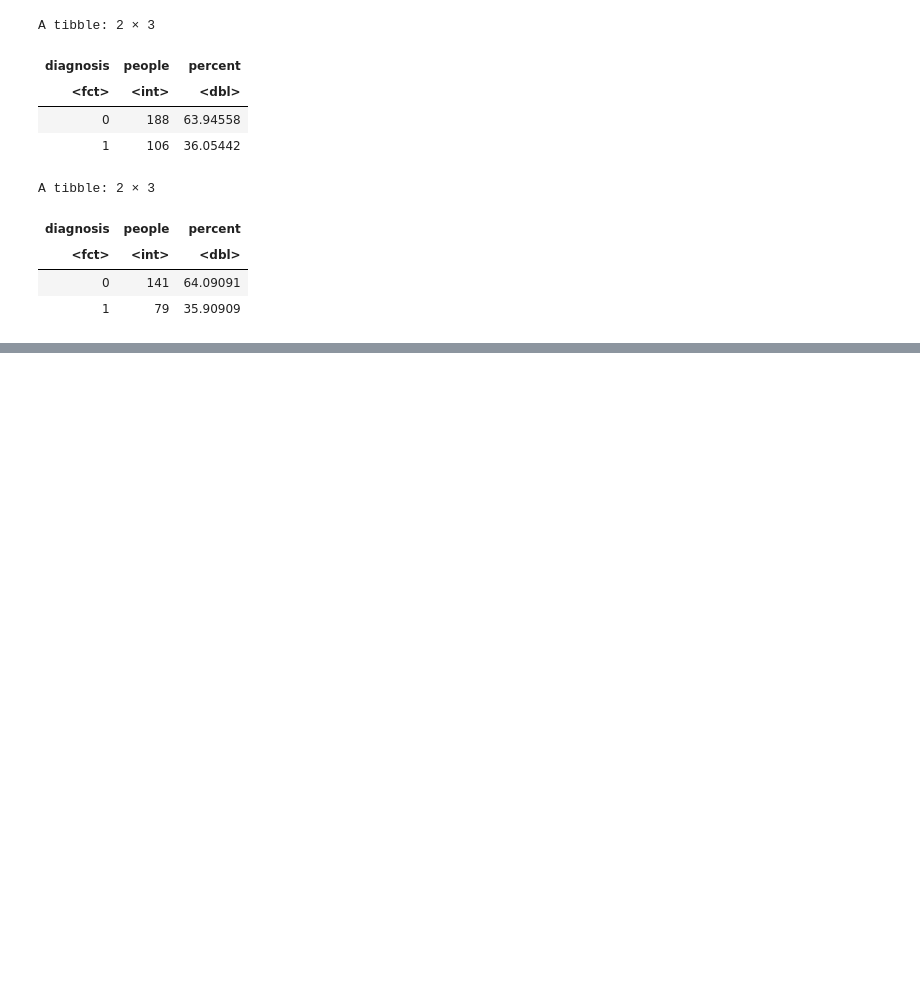
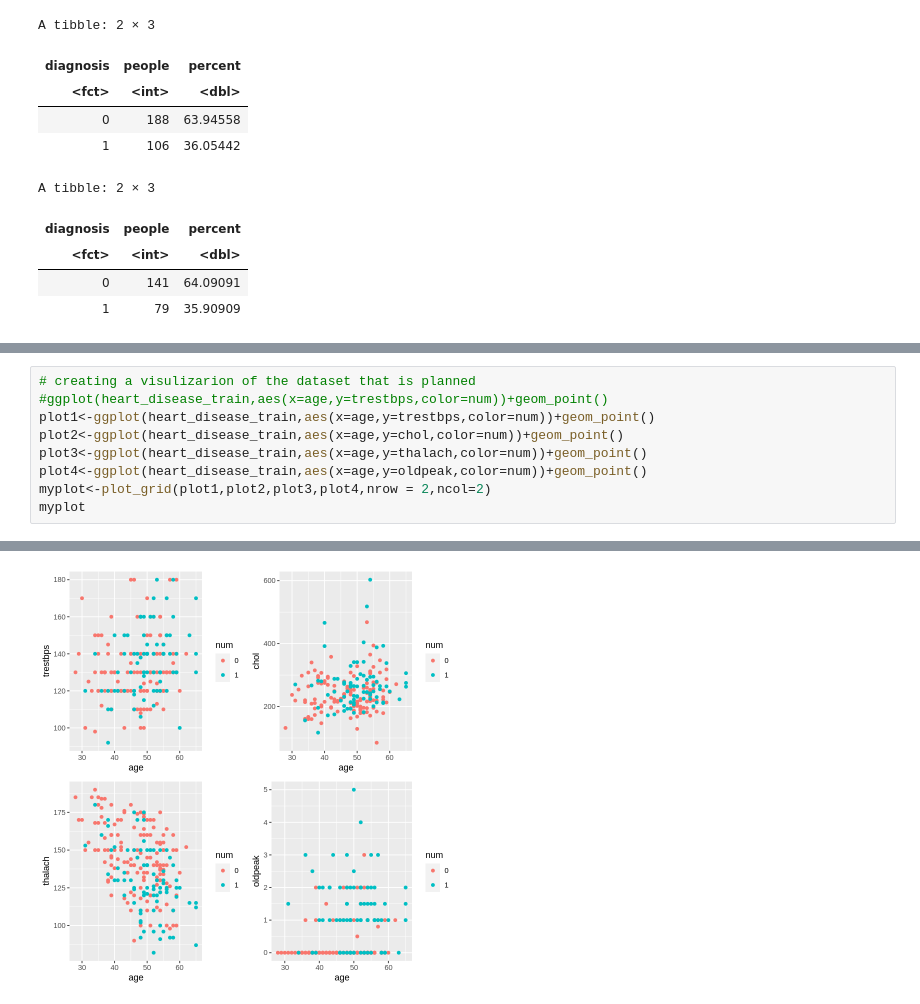
Before and after one commit to GeneRevo/DSCI100-007-Group10, a Jupyter notebook: 007_project_final_report.ipynb, the cells around one changed output, grey strips where cells are left out. Saved outputs shown, nothing was run; the diff lists cells and outputs as text; blank space fills up the shorter version.

Commit message:
creating the visulization
the visulization is created

```diff
--- a/007_project_final_report.ipynb
+++ b/007_project_final_report.ipynb
@@ -160,0 +144,10 @@ A tibble: 5 × 4
+# %%
+# creating a visulizarion of the dataset that is planned
+#ggplot(heart_disease_train,aes(x=age,y=trestbps,color=num))+geom_point()
+plot1<-ggplot(heart_disease_train,aes(x=age,y=trestbps,color=num))+geom_point()
+plot2<-ggplot(heart_disease_train,aes(x=age,y=chol,color=num))+geom_point()
+plot3<-ggplot(heart_disease_train,aes(x=age,y=thalach,color=num))+geom_point()
+plot4<-ggplot(heart_disease_train,aes(x=age,y=oldpeak,color=num))+geom_point()
+myplot<-plot_grid(plot1,plot2,plot3,plot4,nrow = 2,ncol=2)
+myplot
+# %% [output]
@@ -160,0 +160 @@ A tibble: 5 × 4
+[figure, added]
```
Also changed, not shown: parts of 4 cells of this notebook.
